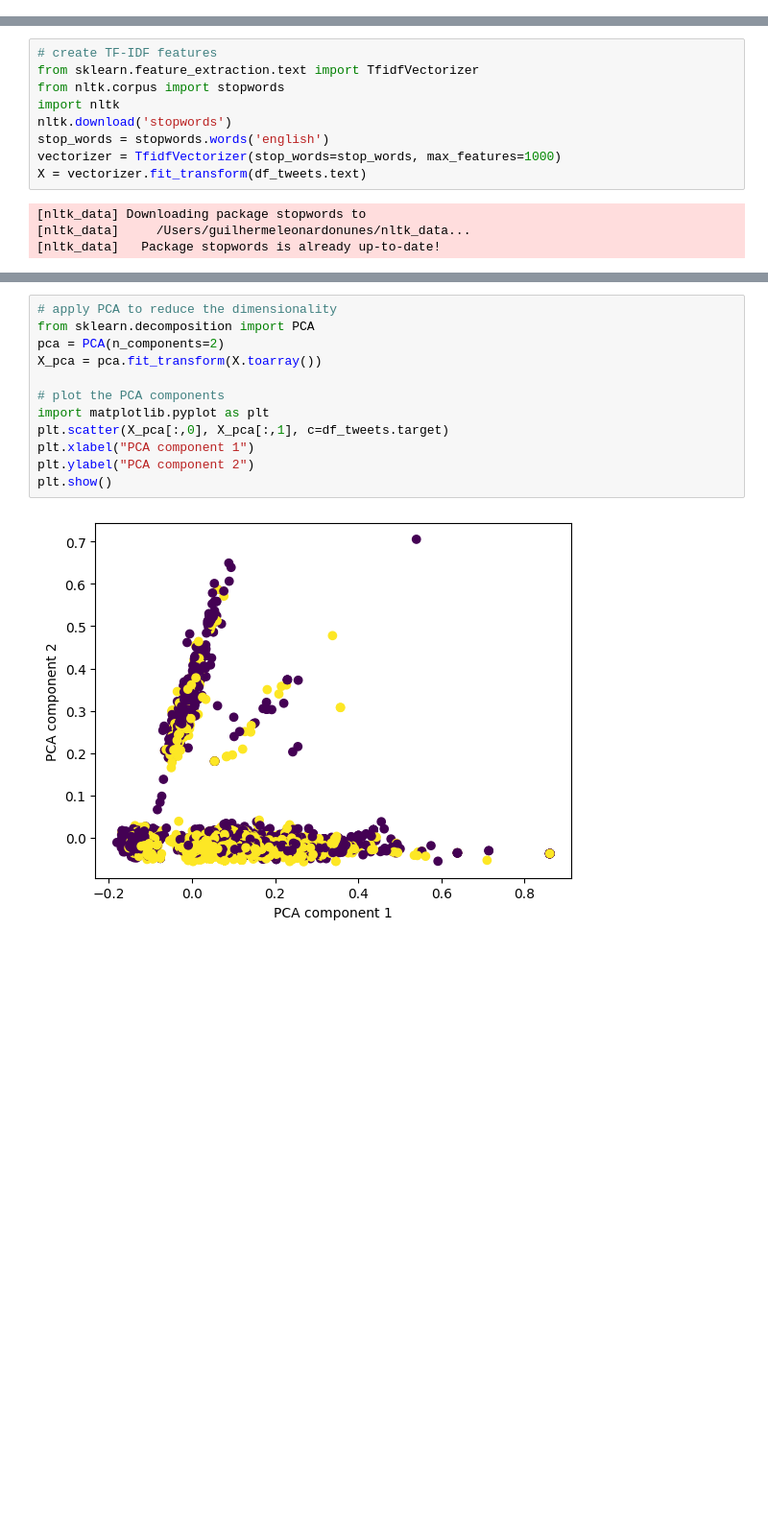
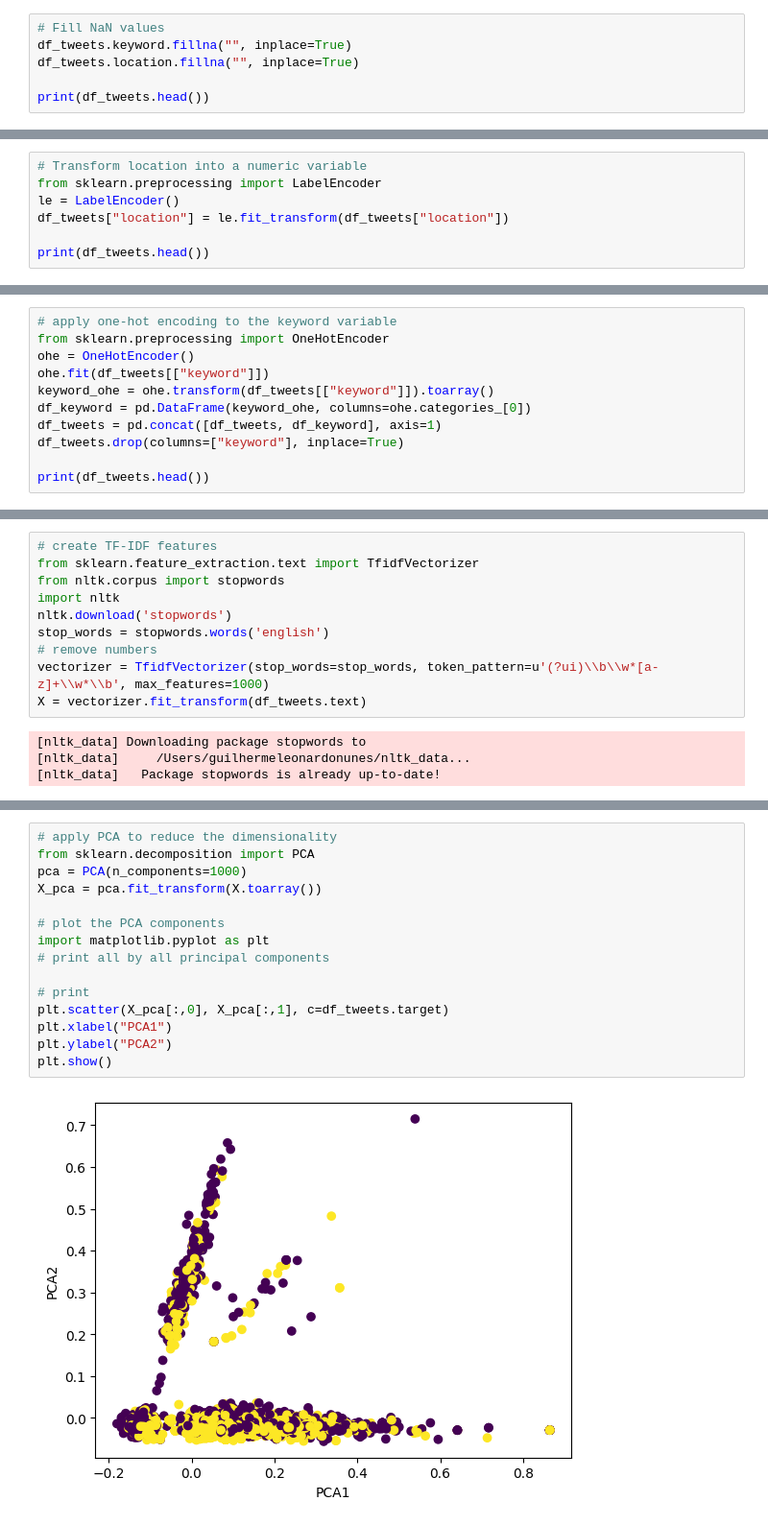
Before and after one commit to GUILN/reconhecimento_de_padroes_em_estatistica_t2, a Jupyter notebook: notebooks/twitter_disaster_analysis.ipynb, the cells around one changed output, grey strips where cells are left out. Shown at 96% size. Drawn from its saved outputs; the diff is of its cells as text; blank space fills up the shorter version.

```diff
--- a/notebooks/twitter_disaster_analysis.ipynb
+++ b/notebooks/twitter_disaster_analysis.ipynb
@@ -37,0 +40,6 @@ df_tweets.target.value_counts().plot(kind="bar")
+# %%
+# Fill NaN values
+df_tweets.keyword.fillna("", inplace=True)
+df_tweets.location.fillna("", inplace=True)
+
+print(df_tweets.head())
@@ -37,0 +60,7 @@ df_tweets.target.value_counts().plot(kind="bar")
+# %%
+# Transform location into a numeric variable
+from sklearn.preprocessing import LabelEncoder
+le = LabelEncoder()
+df_tweets["location"] = le.fit_transform(df_tweets["location"])
+
+print(df_tweets.head())
@@ -37,0 +81,11 @@ df_tweets.target.value_counts().plot(kind="bar")
+# %%
+# apply one-hot encoding to the keyword variable
+from sklearn.preprocessing import OneHotEncoder
+ohe = OneHotEncoder()
+ohe.fit(df_tweets[["keyword"]])
+keyword_ohe = ohe.transform(df_tweets[["keyword"]]).toarray()
+df_keyword = pd.DataFrame(keyword_ohe, columns=ohe.categories_[0])
+df_tweets = pd.concat([df_tweets, df_keyword], axis=1)
+df_tweets.drop(columns=["keyword"], inplace=True)
+
+print(df_tweets.head())
@@ -49,7 +122,8 @@ from nltk.corpus import stopwords
 import nltk
 nltk.download('stopwords')
 stop_words = stopwords.words('english')
-vectorizer = TfidfVectorizer(stop_words=stop_words, max_features=1000)
+# remove numbers
+vectorizer = TfidfVectorizer(stop_words=stop_words, token_pattern=u'(?ui)\\b\\w*[a-z]+\\w*\\b', max_features=1000)
 X = vectorizer.fit_transform(df_tweets.text)
 # %% [output]
 [nltk_data] Downloading package stopwords to
@@ -104,14 +249,17 @@ plt.show()
 # %%
 # apply PCA to reduce the dimensionality
 from sklearn.decomposition import PCA
-pca = PCA(n_components=2)
+pca = PCA(n_components=1000)
 X_pca = pca.fit_transform(X.toarray())
 
 # plot the PCA components
 import matplotlib.pyplot as plt
+# print all by all principal components
+
+# print
 plt.scatter(X_pca[:,0], X_pca[:,1], c=df_tweets.target)
-plt.xlabel("PCA component 1")
-plt.ylabel("PCA component 2")
+plt.xlabel("PCA1")
+plt.ylabel("PCA2")
 plt.show()
 # %% [output]
-[figure, old version]
+[figure, new version]
```
Also changed, not shown: parts of 39 cells of this notebook, 2 other files.
